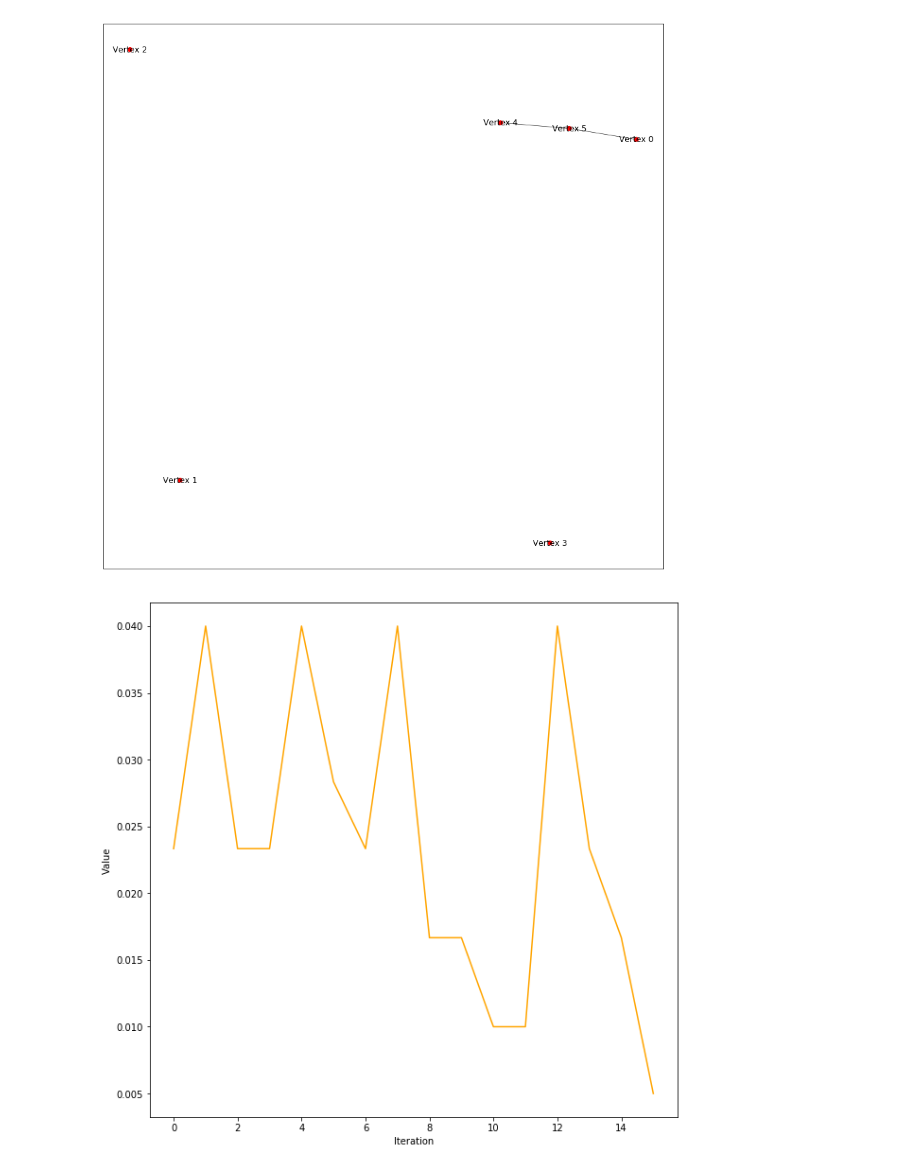
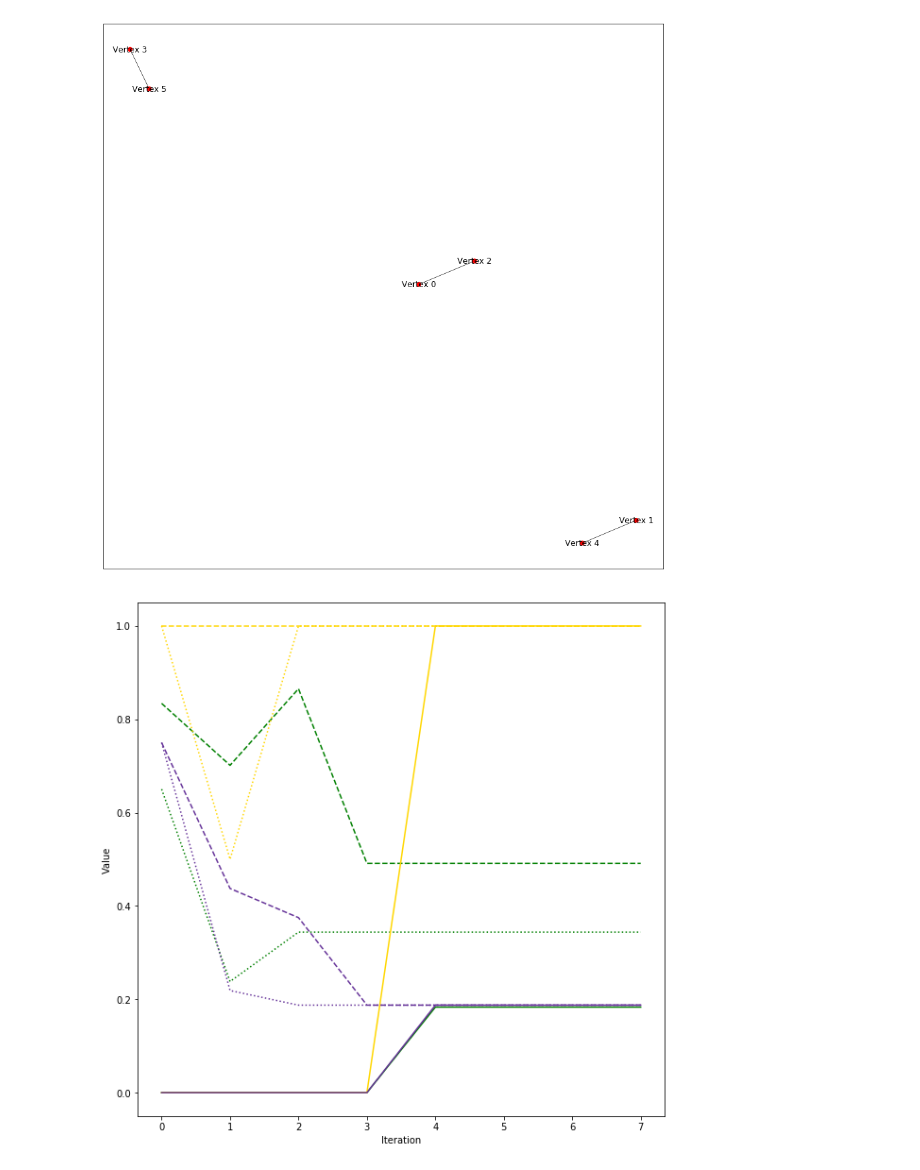
Before and after one commit to CrowdDynamicsLab/IESimulation, a Jupyter notebook: attribute_copying_growth.ipynb, the cells around one changed output. Drawn from its saved outputs; the diff is of its cells as text; code cells hidden in the pictures.

```diff
--- a/attribute_copying_growth.ipynb
+++ b/attribute_copying_growth.ipynb
@@ -21,7 +21,7 @@ params = {
     'edge_selection' : attr_util.seq_projection_single_selection,
     'attr_copy' : attr_util.freq_attr_copy,
     'seed_type' : 'clique', # Type of seed network
-    'vtx_budget' : 150 * 20,
+    'vtx_budget' : 8 * 20,
     'vtx_types' :
         {
             'wide' : { 'direct_cost' : 10,
@@ -109,45 +109,50 @@ def print_metrics(G):
 # %%
 G = attribute_network(_N, params)
 
-num_iters = 16
+num_iters = 8
 add_to_iter = 1
-min_eu = []
-max_eu = []
-med_eu = []
-min_obj = []
-max_obj = []
-med_obj = []
-costs = []
+
+summary_stat_vals = ['attr_util', 'struct_util', 'cost']
+summary_funcs = [ min, max, np.median ]
+summary_func_names = ['min', 'max', 'median']
+summary_stats = { val : { name : [] for name in summary_func_names } \
+                 for val in summary_stat_vals }
+stat_val_colors = ['green', 'gold', 'rebeccapurple']
+summary_func_styles = ['-', '--', ':']
+
 for it in range(num_iters):
+    print(it)
     if it < add_to_iter:
         add_attr_graph_vtx(G)
     calc_edges(G)
     simul_random_walk(G)
     for v in [ v for v in G.vertices if v.degree == 0 ]:
         attr_util.indep_context_proposal(G, v)
-    edge_utils = [ u.total_edge_util for u in G.vertices ]
-    obj_val = [ u.total_edge_util - attr_util.calc_cost(u, G) for u in G.vertices ]
 
-    # Record data
-    min_eu.append(min(edge_utils))
-    max_eu.append(max(edge_utils))
-    med_eu.append(np.median(edge_utils))
-    min_obj.append(min(obj_val))
-    max_obj.append(max(obj_val))
-    med_obj.append(np.median(obj_val))
-    costs.append(np.median([attr_util.calc_cost(u, G) for u in G.vertices]))
+    # Sim iter end, start stat collection
+
+    attr_util_vals = [ u.total_edge_util / G.sim_params['edge_util_func'](u, u, G) \
+                      for u in G.vertices ]
+    struct_util_vals = [ u.data['struct_util'](u, G) for u in G.vertices ]
+    costs = [ attr_util.calc_cost(u, G) for u in G.vertices ]
+    values = [attr_util_vals, struct_util_vals, costs]
+
+    for si in range(len(summary_stat_vals)):
+        for fi in range(len(summary_funcs)):
+            ss_val = summary_funcs[fi](values[si])
+            summary_stats[summary_stat_vals[si]][summary_func_names[fi]].append(ss_val)
+
 vis.draw_graph(G)
 
 plt.figure(figsize=(10,10))
 x_vals = list(range(num_iters))
 plt.xlabel("Iteration")
 plt.ylabel("Value")
-#plt.plot(x_vals, min_eu, color='green')
-#plt.plot(x_vals, max_eu, color='gold')
-#plt.plot(x_vals, med_eu, color='rebeccapurple')
-#plt.plot(x_vals, min_obj, color='green', linestyle='--')
-#plt.plot(x_vals, max_obj, color='gold', linestyle='--')
-#plt.plot(x_vals, med_obj, color='rebeccapurple', linestyle='--')
-plt.plot(x_vals, costs, color='orange')
+for si in range(len(stat_val_colors)):
+    for fi in range(len(summary_func_styles)):
+        plt.plot(x_vals,
+                 summary_stats[summary_stat_vals[si]][summary_func_names[fi]],
+                 color=stat_val_colors[si],
+                 linestyle=summary_func_styles[fi])
 plt.show()
 # %% [output]
@@ -154,2 +176,2 @@ plt.show()
-[figure, old version]
+[figure, new version]
-[figure, old version]
+[figure, new version]
```
Also changed, not shown: parts of 1 cell of this notebook, 2 other files.
